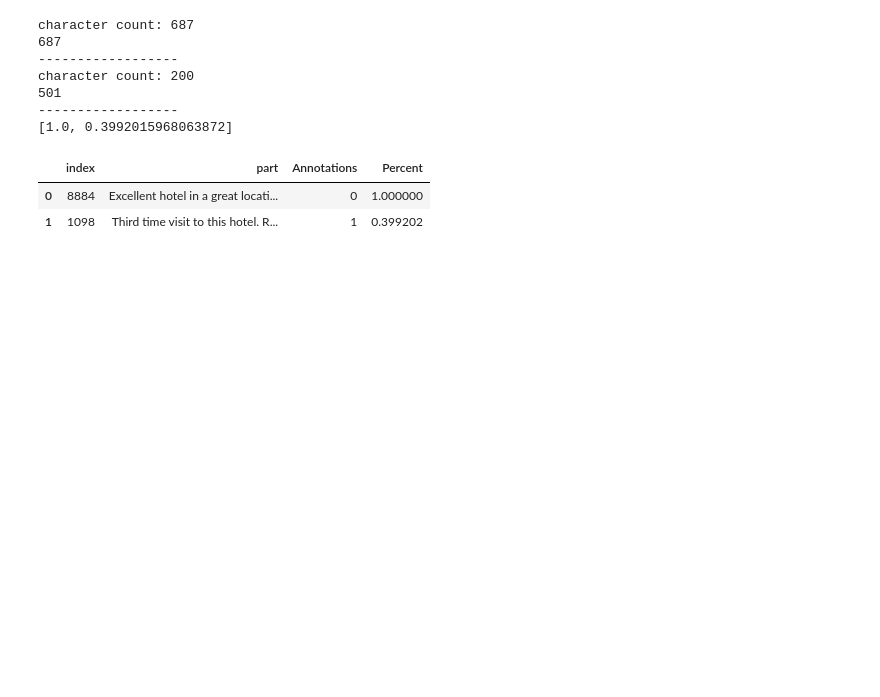
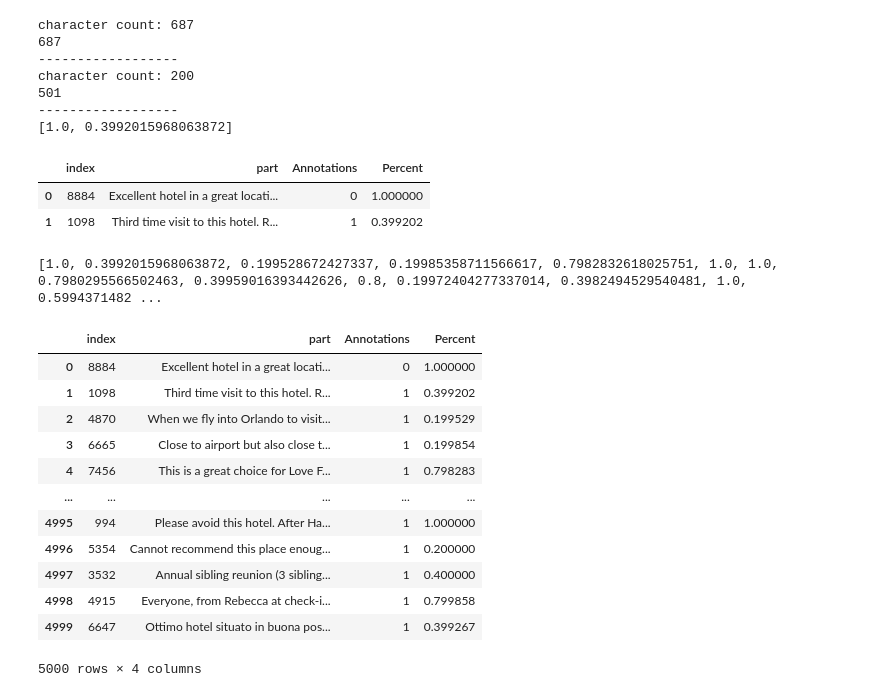
Before and after one commit to e-d-p-9/Hotel-Reviews, a Jupyter notebook: March24_task/marchtask.ipynb, the cells around one changed output. Saved outputs shown, nothing was run; the diff lists cells and outputs as text; code cells hidden in the pictures; blank space fills up the shorter version.

```diff
--- a/March24_task/marchtask.ipynb
+++ b/March24_task/marchtask.ipynb
@@ -112,3 +112,44 @@ testsub
 |  | index | part | Annotations | Percent |
 | 0 | 8884 | Excellent hotel in a great locati... | 0 | 1.000000 |
 | 1 | 1098 | Third time visit to this hotel. R... | 1 | 0.399202 |
+# %%
+# list to hold percentages parallel to sub1 iteration
+percent_list = []
+for i in range(len(sub1)):
+    # get current rows index
+    current_index= sub1['index'].iloc[i]
+    # get text count of part
+    char_count = len(sub1['part'].iloc[i])
+    # find row in reviews
+    reviews_row = reviews[reviews['Index'] == current_index]
+    # get character count of reviews text
+    rev_char_count = len(reviews_row['reviews.text'].iloc[0])
+
+    # divide to get percentage
+    percentage = char_count / rev_char_count
+    # add to list
+    percent_list.append(percentage)
+
+print(percent_list)
+# add percentage column to sub1
+sub1.insert(3, "Percent", percent_list, True)
+
+sub1.to_csv("testpercentagesub1.csv")
+# %% [output]
+[1.0, 0.3992015968063872, 0.199528672427337, 0.19985358711566617, 0.7982832618025751, 1.0, 1.0, 0.7980295566502463, 0.39959016393442626, 0.8, 0.19972404277337014, 0.3982494529540481, 1.0, 0.5994371482 ...
+# %%
+sub1
+# %% [output]
+|  | index | part | Annotations | Percent |
+| 0 | 8884 | Excellent hotel in a great locati... | 0 | 1.000000 |
+| 1 | 1098 | Third time visit to this hotel. R... | 1 | 0.399202 |
+| 2 | 4870 | When we fly into Orlando to visit... | 1 | 0.199529 |
+| 3 | 6665 | Close to airport but also close t... | 1 | 0.199854 |
+| 4 | 7456 | This is a great choice for Love F... | 1 | 0.798283 |
+| ... | ... | ... | ... | ... |
+| 4995 | 994 | Please avoid this hotel. After Ha... | 1 | 1.000000 |
+| 4996 | 5354 | Cannot recommend this place enoug... | 1 | 0.200000 |
+| 4997 | 3532 | Annual sibling reunion (3 sibling... | 1 | 0.400000 |
+| 4998 | 4915 | Everyone, from Rebecca at check-i... | 1 | 0.799858 |
+| 4999 | 6647 | Ottimo hotel situato in buona pos... | 1 | 0.399267 |
+5000 rows × 4 columns
```
Also changed, not shown: parts of 4 cells of this notebook, 1 other file.
